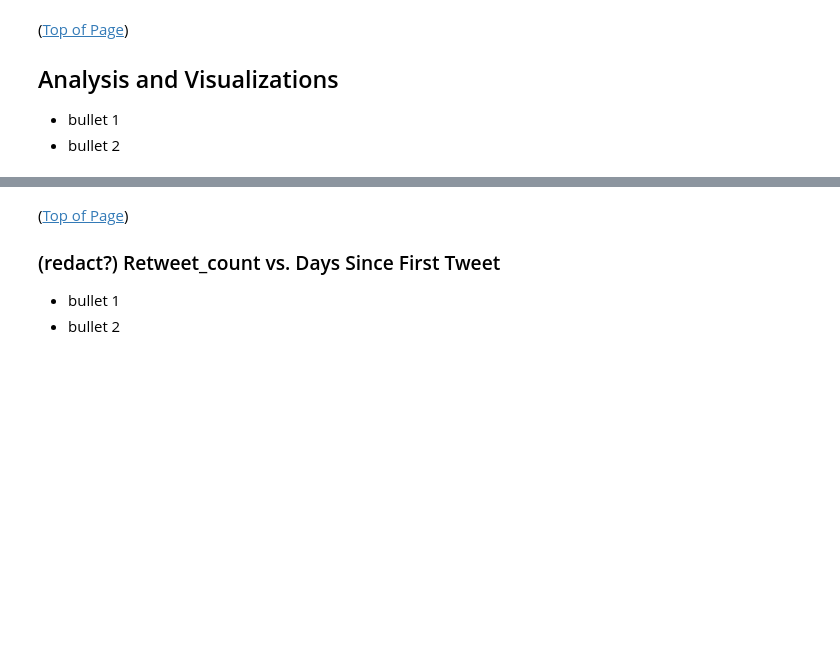
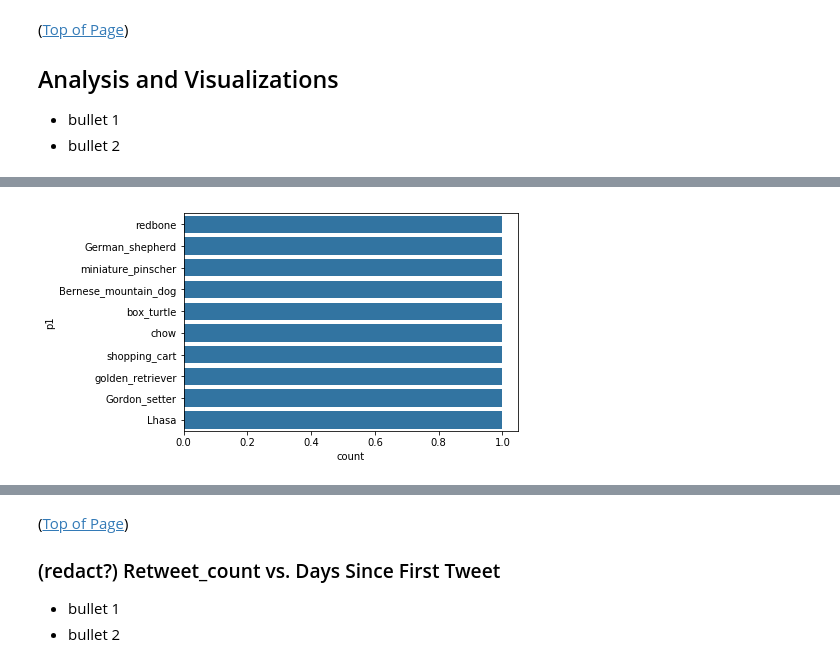
Before and after one commit to ldemastersmith/GoodDoggo, a Jupyter notebook: wrangle_act.ipynb, the cells around one changed output, grey strips where cells are left out. Cells and saved outputs as stored; diff of their text form; code cells hidden in the pictures; blank space fills up the shorter version.

```diff
--- a/wrangle_act.ipynb
+++ b/wrangle_act.ipynb
@@ -2077,0 +2164,4 @@ def plot_tweets_per_breed():
+# %%
+plot_tweets_per_breed_sb()
+# %% [output]
+[figure, added]
```
Also changed, not shown: parts of 47 cells of this notebook.
